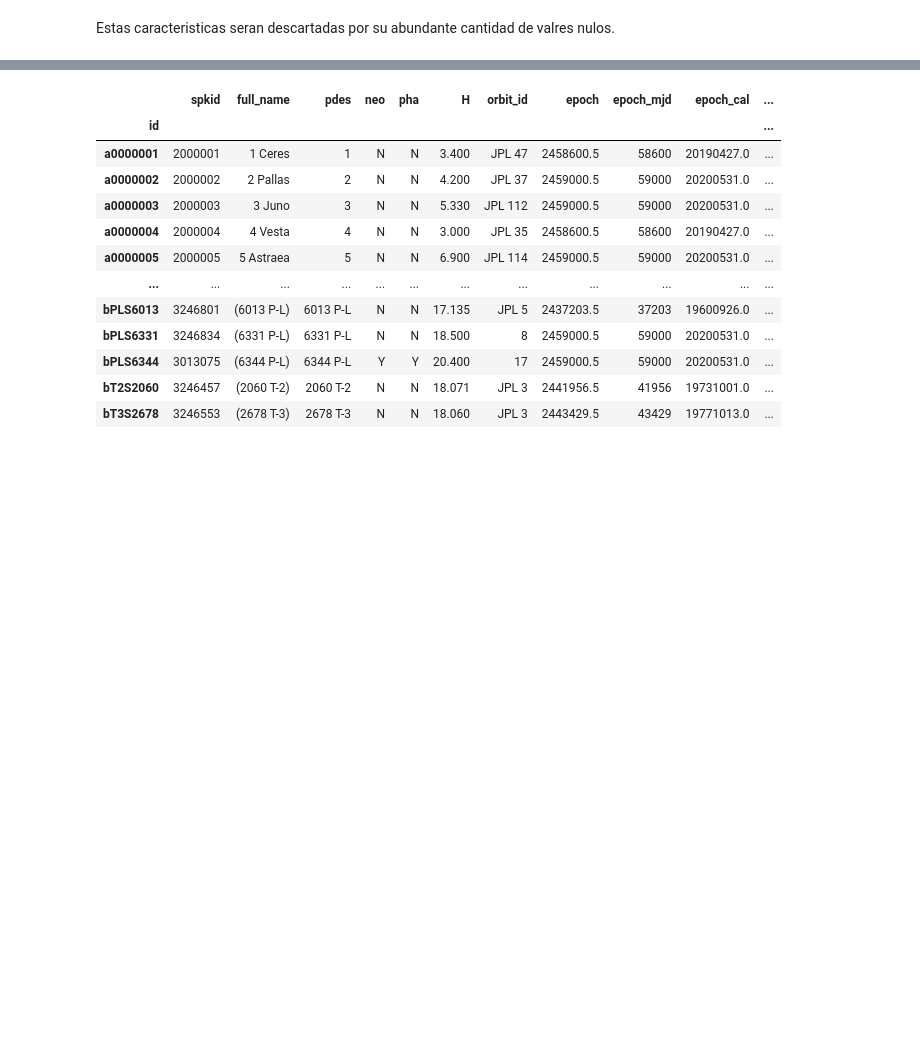
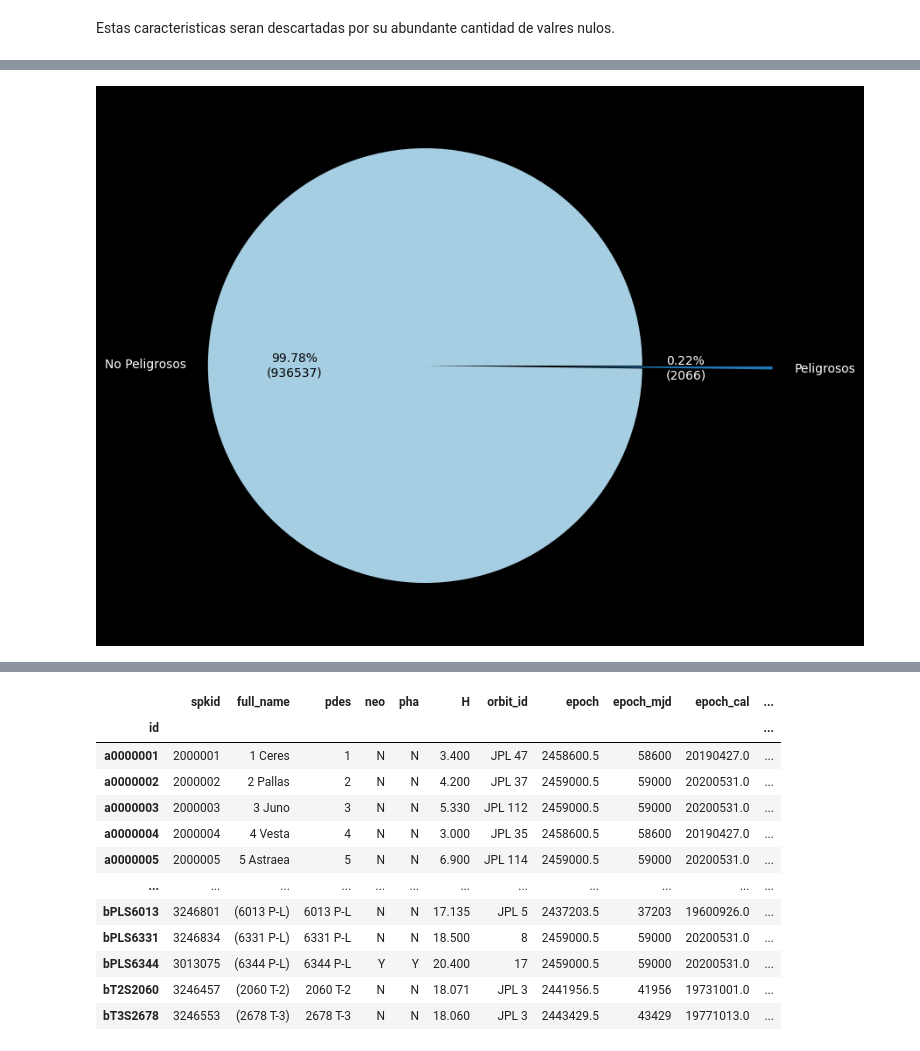
Before and after one commit to aletbm/Hazardous_Asteroids_Predictions--CoderHouse, a Jupyter notebook: Visualizacion__RiosAlexanderDaniel_CoderHouse.ipynb, the cells around one changed output, grey strips where cells are left out. Drawn from its saved outputs; the diff is of its cells as text; code cells hidden in the pictures; blank space fills up the shorter version.

```diff
--- a/Visualizacion__RiosAlexanderDaniel_CoderHouse.ipynb
+++ b/Visualizacion__RiosAlexanderDaniel_CoderHouse.ipynb
@@ -217,0 +251,15 @@ df_asteroids
+# %%
+def autopct_format(values):
+        def my_format(pct):
+            total = sum(values)
+            val = int(round(pct*total/100.0))
+            return '{:.2f}%\n({v:d})'.format(pct, v=val)
+        return my_format
+
+cmap = mpl.colormaps['Paired']
+plt.figure(figsize=(8,20))
+pha_counts = df_asteroids["pha"].value_counts()
+_, _, autotexts = plt.pie(pha_counts, labels=["No Peligrosos", "Peligrosos"], autopct=autopct_format(pha_counts), explode=(0, 0.6), colors=[cmap(0), cmap(1)])
+autotexts[0].set_color('black')
+# %% [output]
+[figure, added]
```
Also changed, not shown: parts of 15 cells of this notebook.
